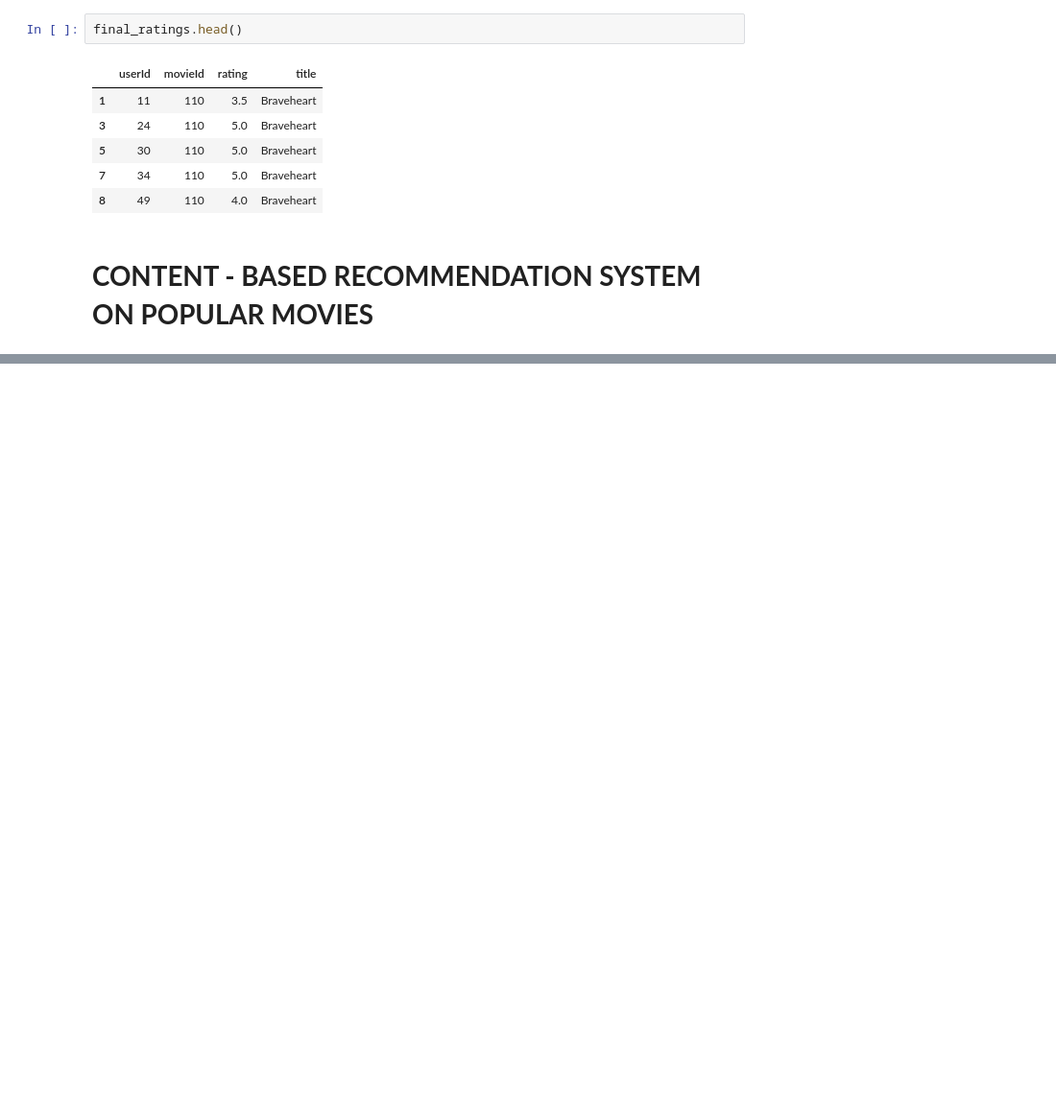
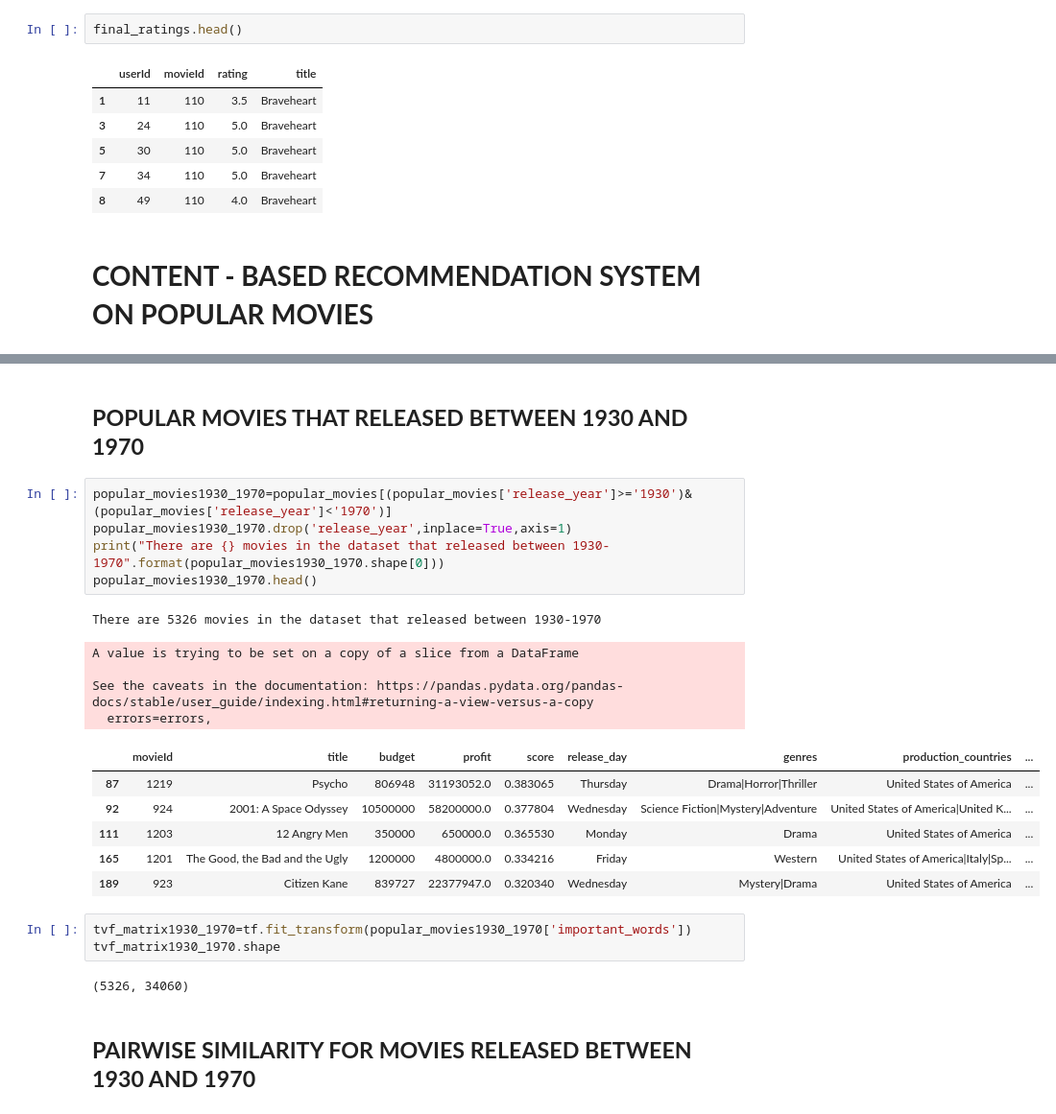
Before and after one commit to disha2sinha/Movie-Recommendation-System, a Jupyter notebook: Recommendation_System.ipynb, the cells around one changed output, grey strips where cells are left out. Shown at 96% size. Saved outputs shown, nothing was run; the diff lists cells and outputs as text; blank space fills up the shorter version.

```diff
--- a/Recommendation_System.ipynb
+++ b/Recommendation_System.ipynb
@@ -269,0 +349,26 @@ print(X_pca)
+# %% [markdown]
+## **POPULAR MOVIES THAT RELEASED BETWEEN 1930 AND 1970**
+# %%
+popular_movies1930_1970=popular_movies[(popular_movies['release_year']>='1930')&(popular_movies['release_year']<'1970')]
+popular_movies1930_1970.drop('release_year',inplace=True,axis=1)
+print("There are {} movies in the dataset that released between 1930-1970".format(popular_movies1930_1970.shape[0]))
+popular_movies1930_1970.head()
+# %% [output]
+There are 5326 movies in the dataset that released between 1930-1970
+A value is trying to be set on a copy of a slice from a DataFrame
+
+See the caveats in the documentation: https://pandas.pydata.org/pandas-docs/stable/user_guide/indexing.html#returning-a-view-versus-a-copy
+  errors=errors,
+|  | movieId | title | budget | profit | score | release_day | genres | production_countries | ... |
+| 87 | 1219 | Psycho | 806948 | 31193052.0 | 0.383065 | Thursday | Drama|Horror|Thriller | United States of America | ... |
+| 92 | 924 | 2001: A Space Odyssey | 10500000 | 58200000.0 | 0.377804 | Wednesday | Science Fiction|Mystery|Adventure | United States of America|United K... | ... |
+| 111 | 1203 | 12 Angry Men | 350000 | 650000.0 | 0.365530 | Monday | Drama | United States of America | ... |
+| 165 | 1201 | The Good, the Bad and the Ugly | 1200000 | 4800000.0 | 0.334216 | Friday | Western | United States of America|Italy|Sp... | ... |
+| 189 | 923 | Citizen Kane | 839727 | 22377947.0 | 0.320340 | Wednesday | Mystery|Drama | United States of America | ... |
+# %%
+tvf_matrix1930_1970=tf.fit_transform(popular_movies1930_1970['important_words'])
+tvf_matrix1930_1970.shape
+# %% [output]
+(5326, 34060)
+# %% [markdown]
+## **PAIRWISE SIMILARITY FOR MOVIES RELEASED BETWEEN 1930 AND 1970**
```
Also changed, not shown: parts of 30 cells of this notebook.
